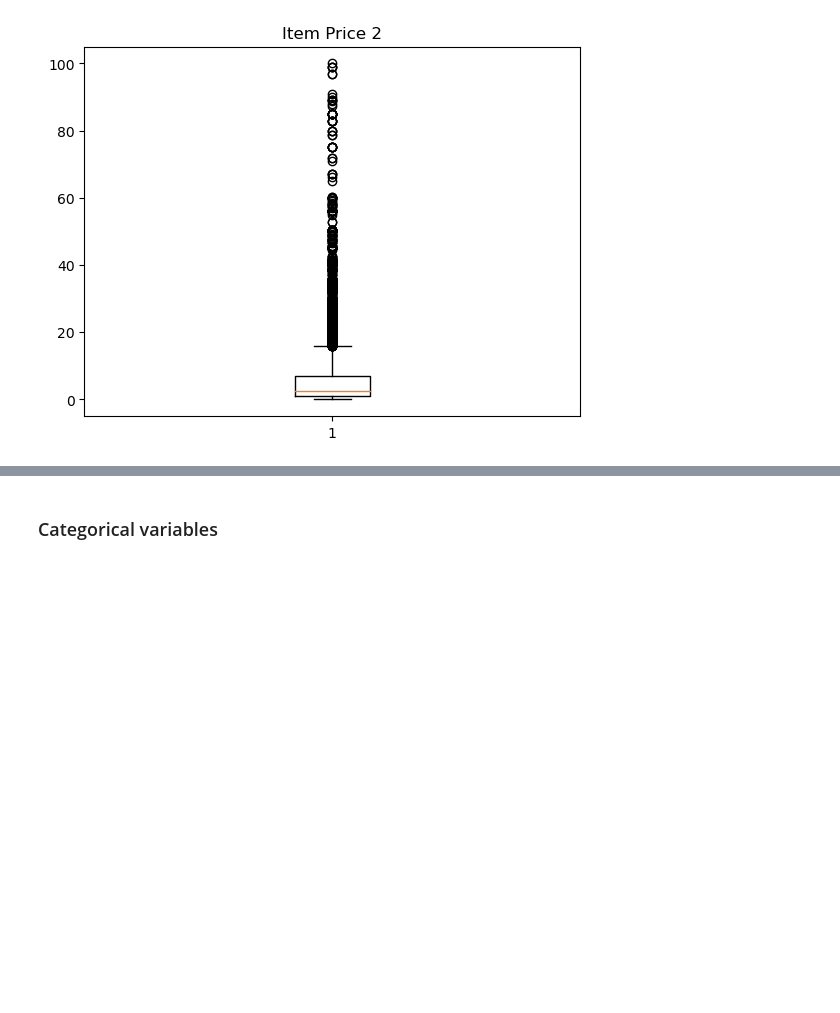
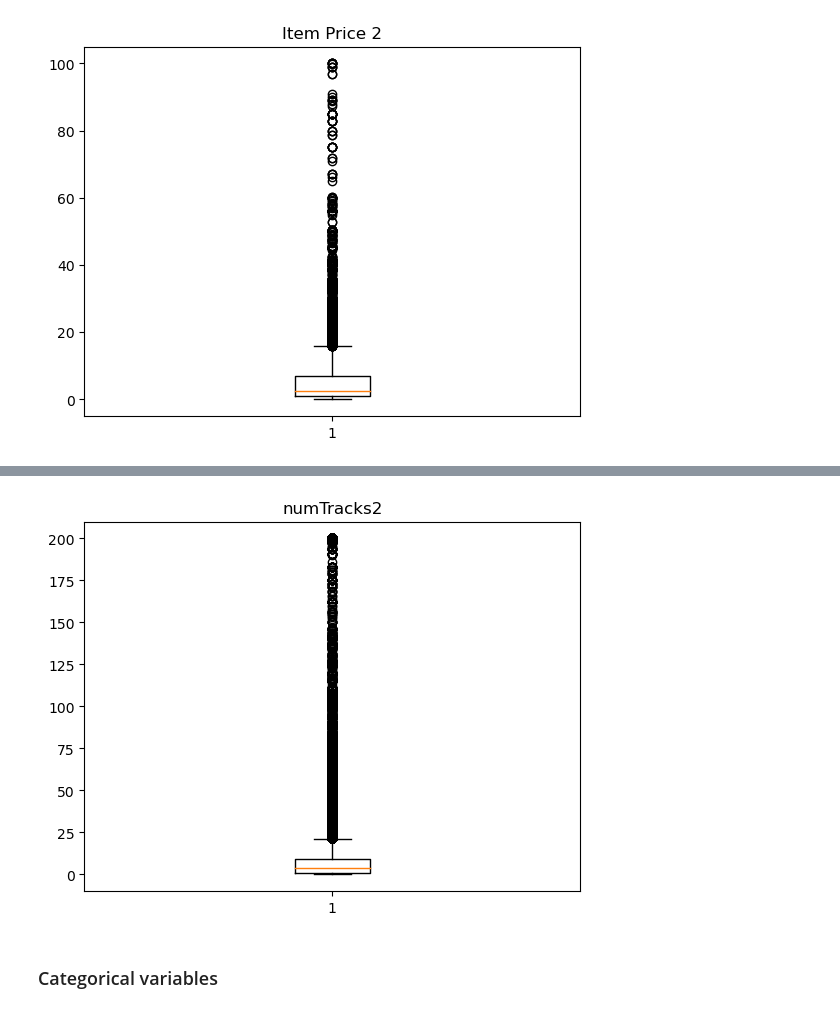
Before and after one commit to Maevezw/Master-Thesis, a Jupyter notebook: Data cleaning and preprocessing.ipynb, the cells around one changed output, grey strips where cells are left out. Cells and saved outputs as stored; diff of their text form; code cells hidden in the pictures; blank space fills up the shorter version.

```diff
--- a/Data cleaning and preprocessing.ipynb
+++ b/Data cleaning and preprocessing.ipynb
@@ -445,3 +453,13 @@ plt.savefig('boxplot_amount_paid2_outliers.png', bbox_inches='tight', dpi=150)
+# %%
+#reconstructing boxplot after outlier deletion
+
+numTracks2 = df['numTracks'].values.tolist()
+fig2, ax2 = plt.subplots()
+ax2.set_title('numTracks2')
+ax2.boxplot(numTracks2)
+plt.savefig('boxplot_numtracks2_outliers.png', bbox_inches='tight', dpi=150)
+# %% [output]
+[figure, added]
 # %%
 df = df.reset_index()
 # %% [markdown]
```
Also changed, not shown: parts of 15 cells of this notebook.
